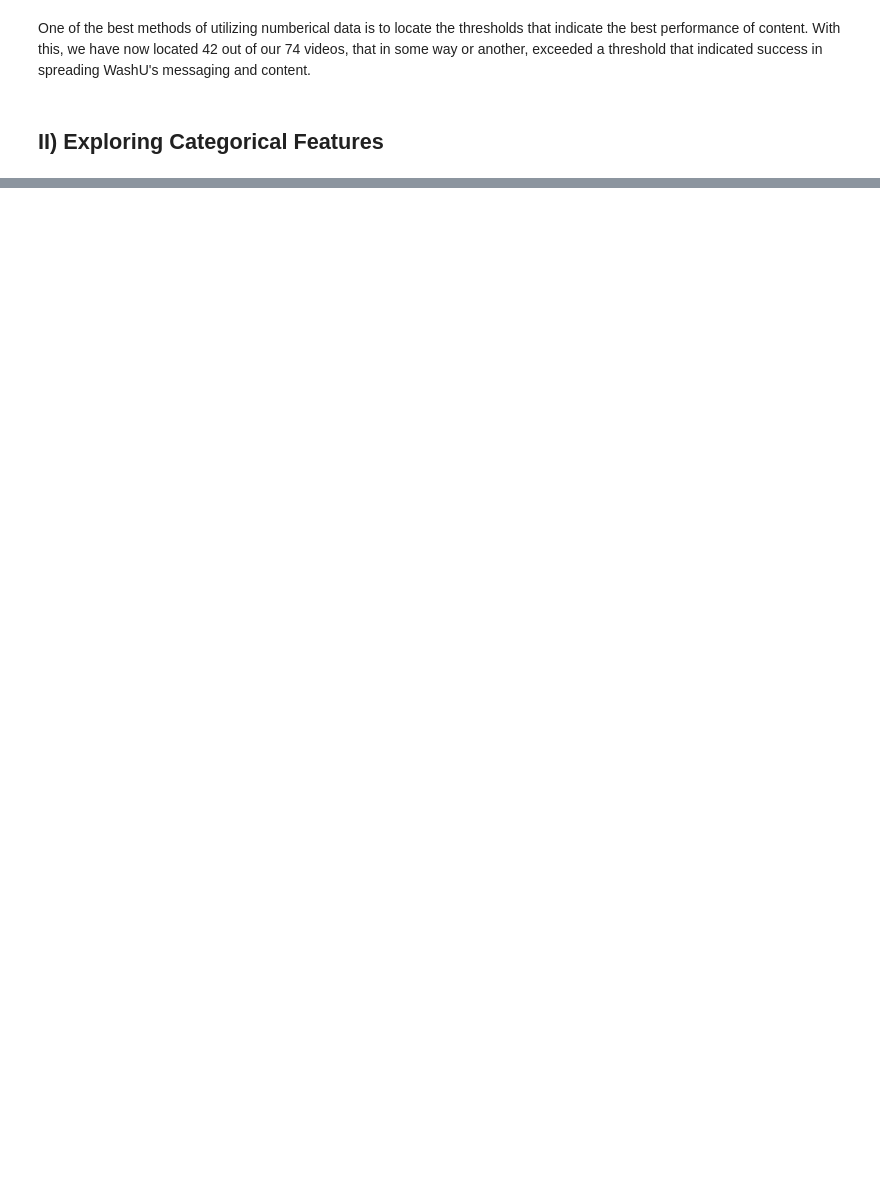
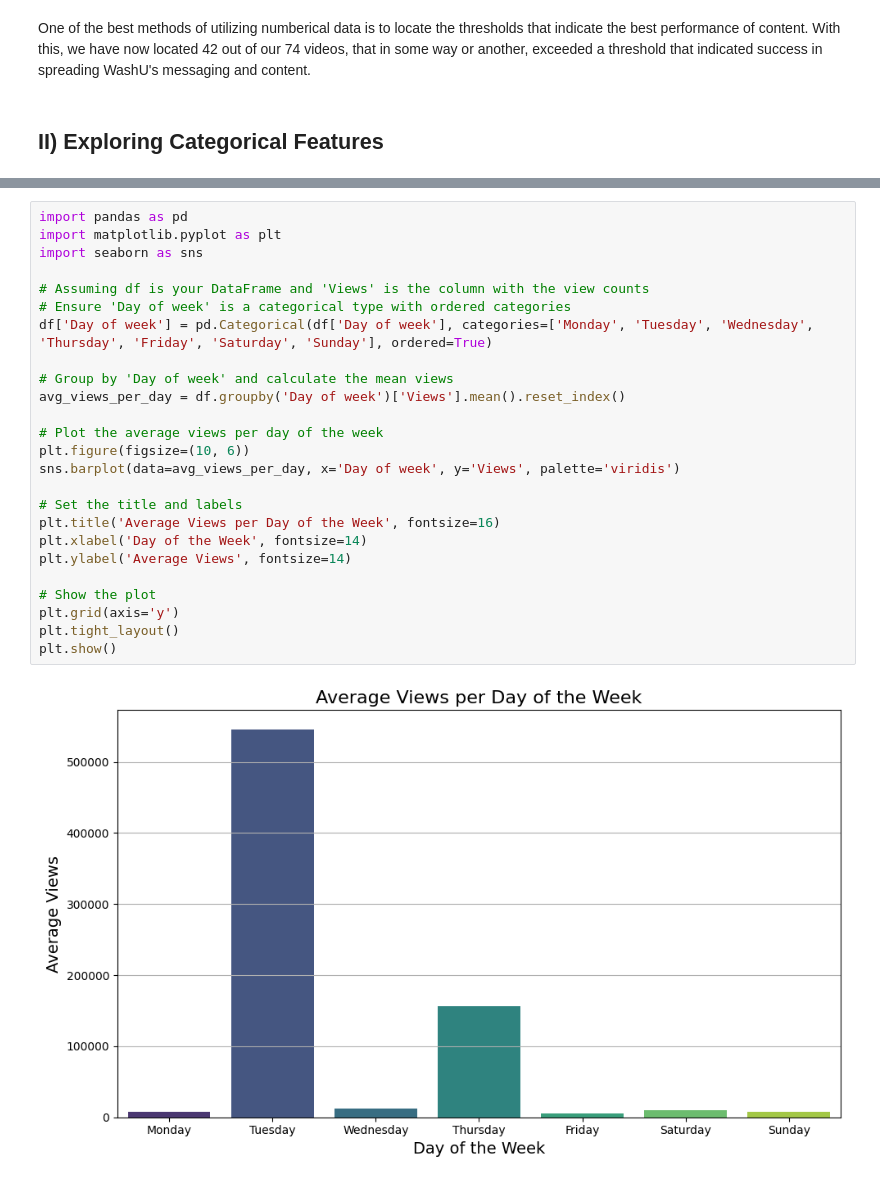
Before and after one commit to hjake22/washusocial24summerintern, a Jupyter notebook: exploringTikTokAnalytics.ipynb, the cells around one changed output, grey strips where cells are left out. Drawn from its saved outputs; the diff is of its cells as text; blank space fills up the shorter version.

```diff
--- a/exploringTikTokAnalytics.ipynb
+++ b/exploringTikTokAnalytics.ipynb
@@ -1108,0 +1134,27 @@ One of the best methods of utilizing numberical data is to locate the thresholds
+# %%
+import pandas as pd
+import matplotlib.pyplot as plt
+import seaborn as sns
+
+# Assuming df is your DataFrame and 'Views' is the column with the view counts
+# Ensure 'Day of week' is a categorical type with ordered categories
+df['Day of week'] = pd.Categorical(df['Day of week'], categories=['Monday', 'Tuesday', 'Wednesday', 'Thursday', 'Friday', 'Saturday', 'Sunday'], ordered=True)
+
+# Group by 'Day of week' and calculate the mean views
+avg_views_per_day = df.groupby('Day of week')['Views'].mean().reset_index()
+
+# Plot the average views per day of the week
+plt.figure(figsize=(10, 6))
+sns.barplot(data=avg_views_per_day, x='Day of week', y='Views', palette='viridis')
+
+# Set the title and labels
+plt.title('Average Views per Day of the Week', fontsize=16)
+plt.xlabel('Day of the Week', fontsize=14)
+plt.ylabel('Average Views', fontsize=14)
+
+# Show the plot
+plt.grid(axis='y')
+plt.tight_layout()
+plt.show()
+# %% [output]
+[figure, added]
```
Also changed, not shown: parts of 14 cells of this notebook.
